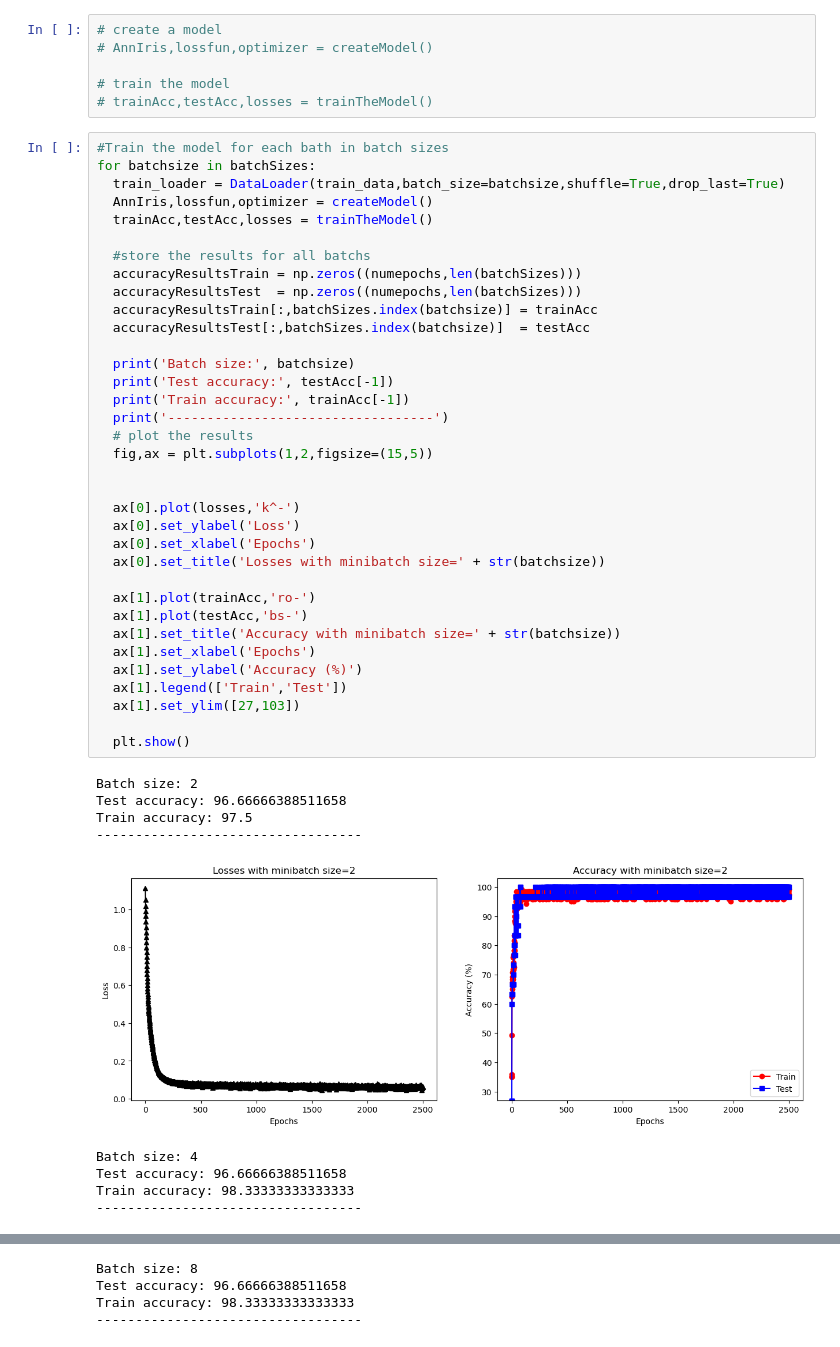
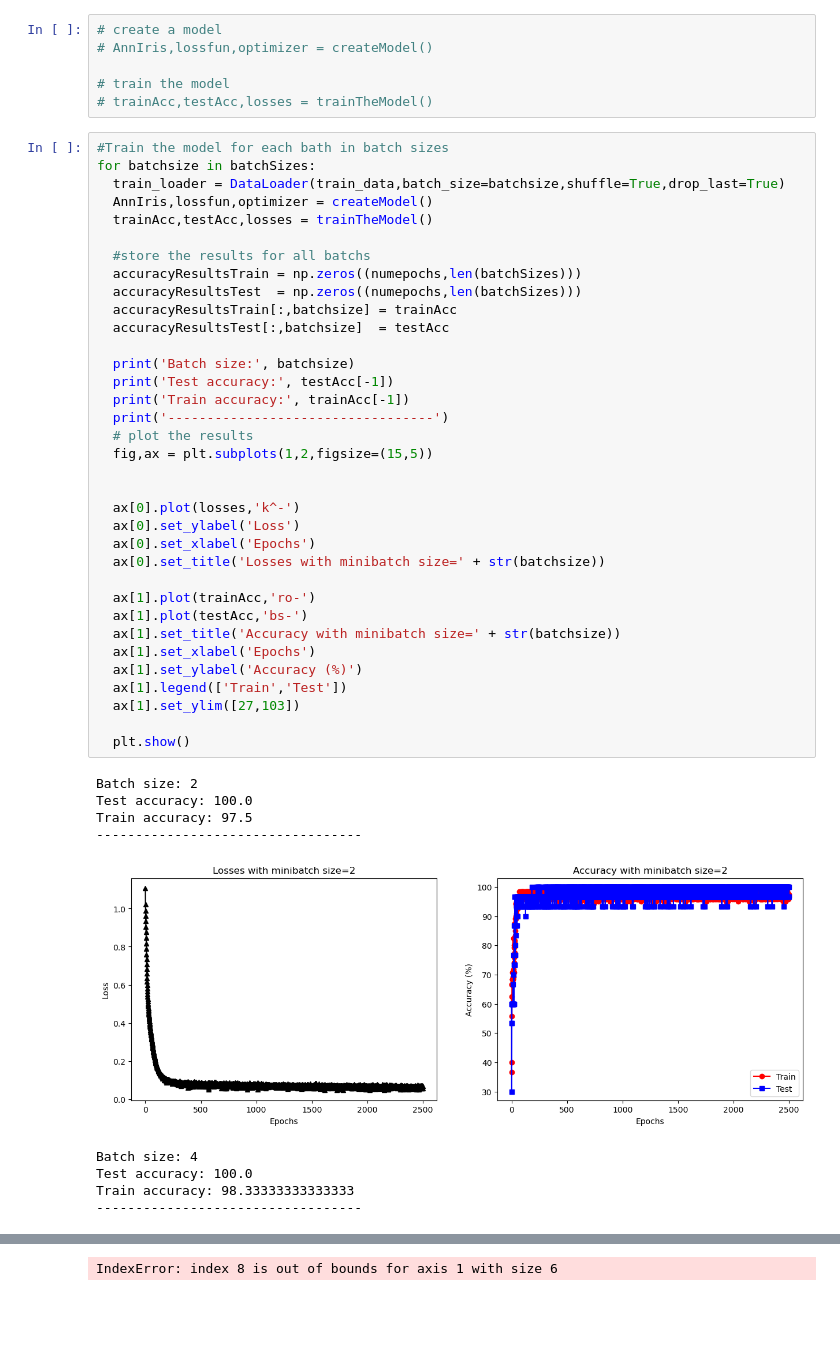
Before and after one commit to alexisselorm/DUDL_PythonCode, a Jupyter notebook: regularization/CodeChallenge_minibatch.ipynb, the cells around one changed output, grey strips where cells are left out. Cells and saved outputs as stored; diff of their text form; blank space fills up the shorter version.

```diff
--- a/regularization/CodeChallenge_minibatch.ipynb
+++ b/regularization/CodeChallenge_minibatch.ipynb
@@ -135,38 +134,38 @@ for batchsize in batchSizes:
   #store the results for all batchs
   accuracyResultsTrain = np.zeros((numepochs,len(batchSizes)))
   accuracyResultsTest  = np.zeros((numepochs,len(batchSizes)))
-  accuracyResultsTrain[:,batchSizes.index(batchsize)] = trainAcc
-  accuracyResultsTest[:,batchSizes.index(batchsize)]  = testAcc
+  accuracyResultsTrain[:,batchsize] = trainAcc
+  accuracyResultsTest[:,batchsize]  = testAcc
 
   print('Batch size:', batchsize)
   print('Test accuracy:', testAcc[-1])
   print('Train accuracy:', trainAcc[-1])
   print('----------------------------------')
   # plot the results
   fig,ax = plt.subplots(1,2,figsize=(15,5))
 
 
   ax[0].plot(losses,'k^-')
   ax[0].set_ylabel('Loss')
   ax[0].set_xlabel('Epochs')
   ax[0].set_title('Losses with minibatch size=' + str(batchsize))
 
   ax[1].plot(trainAcc,'ro-')
   ax[1].plot(testAcc,'bs-')
   ax[1].set_title('Accuracy with minibatch size=' + str(batchsize))
   ax[1].set_xlabel('Epochs')
   ax[1].set_ylabel('Accuracy (%)')
   ax[1].legend(['Train','Test'])
   ax[1].set_ylim([27,103])
 
   plt.show()
 # %% [output]
 Batch size: 2
-Test accuracy: 96.66666388511658
+Test accuracy: 100.0
 Train accuracy: 97.5
 ----------------------------------
-[figure, old version]
+[figure, new version]
 Batch size: 4
-Test accuracy: 96.66666388511658
+Test accuracy: 100.0
 Train accuracy: 98.33333333333333
 ----------------------------------
@@ -174,4 +173 @@ Train accuracy: 98.33333333333333
-Batch size: 8
-Test accuracy: 96.66666388511658
-Train accuracy: 98.33333333333333
-----------------------------------
+IndexError: index 8 is out of bounds for axis 1 with size 6
```
Also changed, not shown: parts of 3 cells of this notebook, 2 other files.
